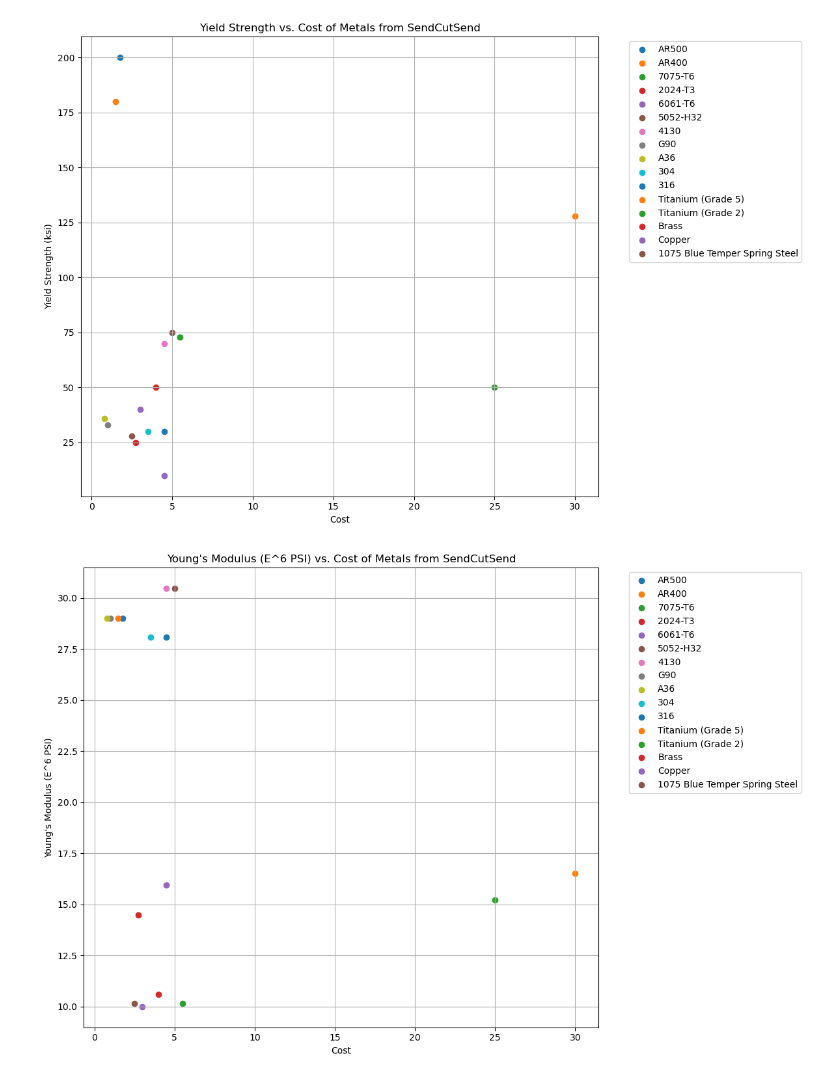
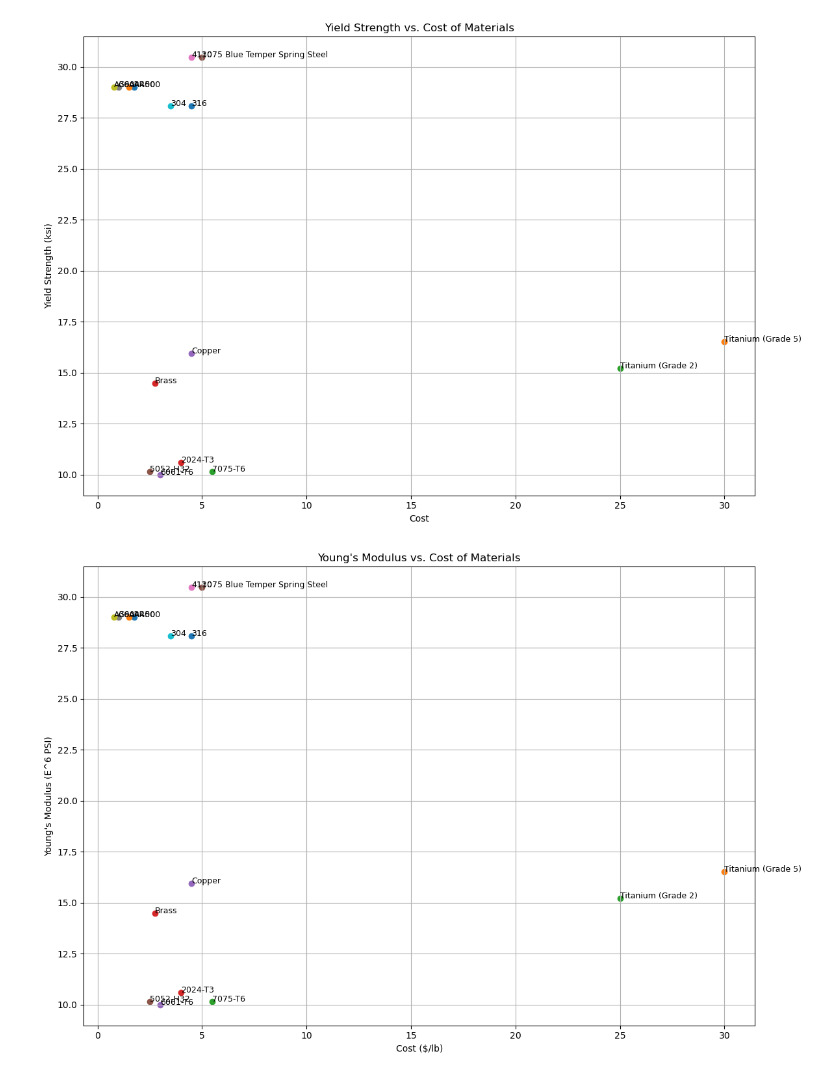
Before and after one commit to dpeachpeach/ondroid, a Jupyter notebook: docs/analysis/materials/materialSelection/matCompare.ipynb, the cells around one changed output. Saved outputs shown, nothing was run; the diff lists cells and outputs as text; code cells hidden in the pictures.

```diff
--- a/docs/analysis/materials/materialSelection/matCompare.ipynb
+++ b/docs/analysis/materials/materialSelection/matCompare.ipynb
@@ -18,42 +42,38 @@ specificStrengths = yield_strengths / density
 # %%
 # Create the scatter plot using Matplotlib
 plt.figure(figsize=(12, 8))
 
 # Plot each point with a unique label
-for material, x, y in zip(material_names, costs, yield_strengths):
-    plt.scatter(x, y, label=material)
-
-# Create the legend
-plt.legend(bbox_to_anchor=(1.05, 1), loc='upper left')
+for material, x, y in zip(material_names, costs, young):
+    plt.scatter(x, y)
+    plt.text(x, y, material, fontsize=9, ha='left')
 
 plt.xlabel('Cost')
 plt.ylabel('Yield Strength (ksi)')
-plt.title('Yield Strength vs. Cost of Metals from SendCutSend')
+plt.title('Yield Strength vs. Cost of Materials')
 plt.grid(True)
 plt.tight_layout()
 
 # Display the chart
 plt.show()
 # %% [output]
-[figure, old version]
+[figure, new version]
 # %%
 # Create the scatter plot using Matplotlib
 plt.figure(figsize=(12, 8))
 
 # Plot each point with a unique label
 for material, x, y in zip(material_names, costs, young):
-    plt.scatter(x, y, label=material)
+    plt.scatter(x, y)
+    plt.text(x, y, material, fontsize=9, ha='left')
 
-# Create the legend
-plt.legend(bbox_to_anchor=(1.05, 1), loc='upper left')
-
-plt.xlabel('Cost')
+plt.xlabel('Cost ($/lb)')
 plt.ylabel("Young's Modulus (E^6 PSI)")
-plt.title("Young's Modulus (E^6 PSI) vs. Cost of Metals from SendCutSend")
+plt.title("Young's Modulus vs. Cost of Materials")
 plt.grid(True)
 plt.tight_layout()
 
 # Display the chart
 plt.show()
 # %% [output]
-[figure, old version]
+[figure, new version]
```
Also changed, not shown: parts of 2 cells of this notebook, 7 other files.
